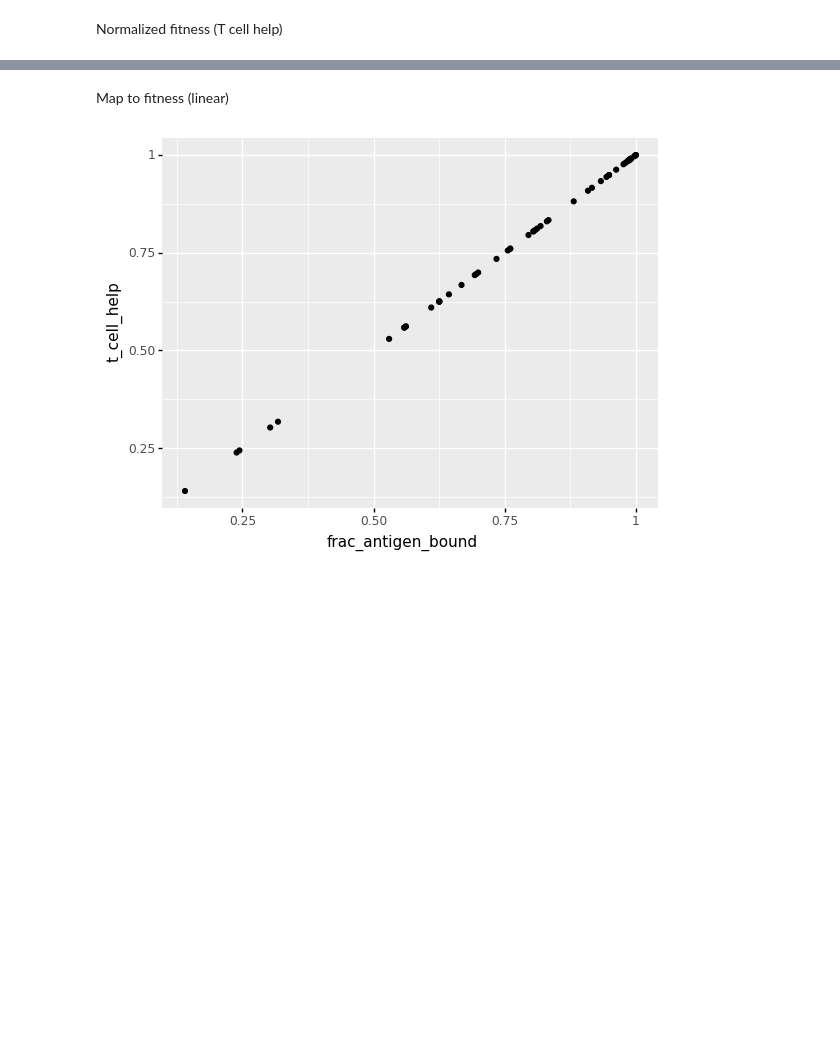
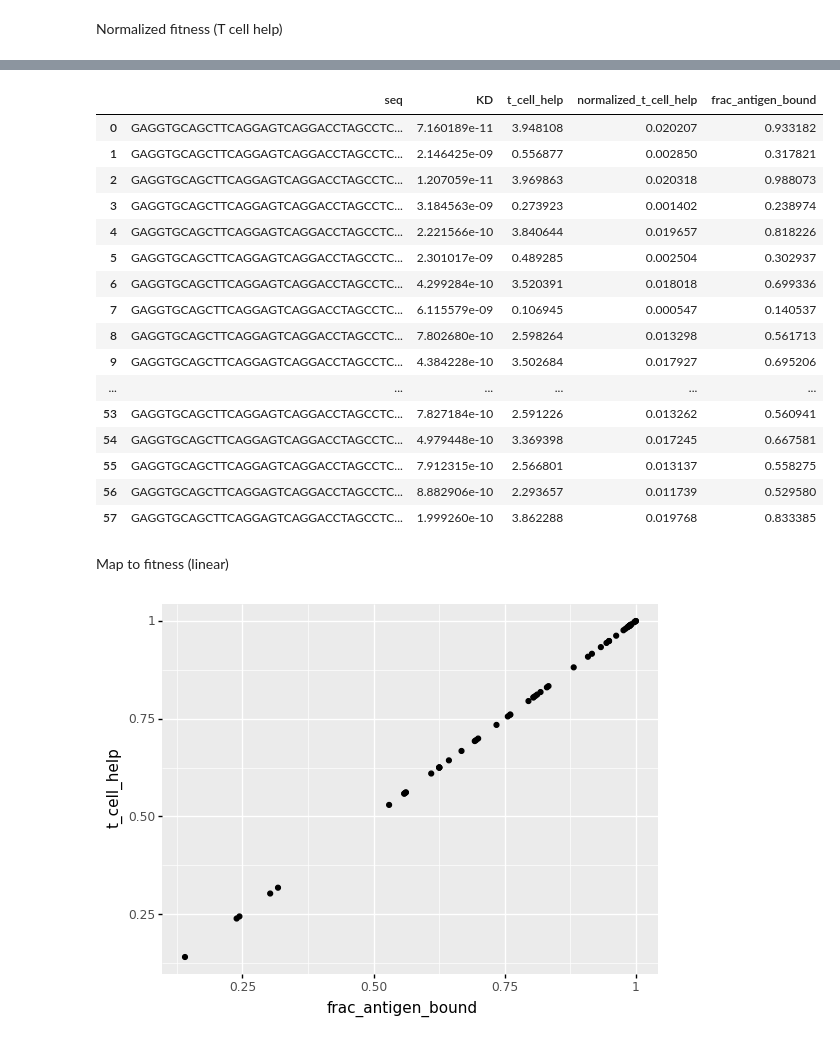
Before and after one commit to matsengrp/gcdyn, a Jupyter notebook: notebooks/test_seq_to_fitness.ipynb, the cells around one changed output, grey strips where cells are left out. Saved outputs shown, nothing was run; the diff lists cells and outputs as text; code cells hidden in the pictures; blank space fills up the shorter version.

```diff
--- a/notebooks/test_seq_to_fitness.ipynb
+++ b/notebooks/test_seq_to_fitness.ipynb
@@ -91,3 +91,23 @@ Normalized fitness (T cell help)
+# %%
+fitness_df
+# %% [output]
+|  | seq | KD | t_cell_help | normalized_t_cell_help | frac_antigen_bound |
+| 0 | GAGGTGCAGCTTCAGGAGTCAGGACCTAGCCTC... | 7.160189e-11 | 3.948108 | 0.020207 | 0.933182 |
+| 1 | GAGGTGCAGCTTCAGGAGTCAGGACCTAGCCTC... | 2.146425e-09 | 0.556877 | 0.002850 | 0.317821 |
+| 2 | GAGGTGCAGCTTCAGGAGTCAGGACCTAGCCTC... | 1.207059e-11 | 3.969863 | 0.020318 | 0.988073 |
+| 3 | GAGGTGCAGCTTCAGGAGTCAGGACCTAGCCTC... | 3.184563e-09 | 0.273923 | 0.001402 | 0.238974 |
+| 4 | GAGGTGCAGCTTCAGGAGTCAGGACCTAGCCTC... | 2.221566e-10 | 3.840644 | 0.019657 | 0.818226 |
+| 5 | GAGGTGCAGCTTCAGGAGTCAGGACCTAGCCTC... | 2.301017e-09 | 0.489285 | 0.002504 | 0.302937 |
+| 6 | GAGGTGCAGCTTCAGGAGTCAGGACCTAGCCTC... | 4.299284e-10 | 3.520391 | 0.018018 | 0.699336 |
+| 7 | GAGGTGCAGCTTCAGGAGTCAGGACCTAGCCTC... | 6.115579e-09 | 0.106945 | 0.000547 | 0.140537 |
+| 8 | GAGGTGCAGCTTCAGGAGTCAGGACCTAGCCTC... | 7.802680e-10 | 2.598264 | 0.013298 | 0.561713 |
+| 9 | GAGGTGCAGCTTCAGGAGTCAGGACCTAGCCTC... | 4.384228e-10 | 3.502684 | 0.017927 | 0.695206 |
+| ... | ... | ... | ... | ... | ... |
+| 53 | GAGGTGCAGCTTCAGGAGTCAGGACCTAGCCTC... | 7.827184e-10 | 2.591226 | 0.013262 | 0.560941 |
+| 54 | GAGGTGCAGCTTCAGGAGTCAGGACCTAGCCTC... | 4.979448e-10 | 3.369398 | 0.017245 | 0.667581 |
+| 55 | GAGGTGCAGCTTCAGGAGTCAGGACCTAGCCTC... | 7.912315e-10 | 2.566801 | 0.013137 | 0.558275 |
+| 56 | GAGGTGCAGCTTCAGGAGTCAGGACCTAGCCTC... | 8.882906e-10 | 2.293657 | 0.011739 | 0.529580 |
+| 57 | GAGGTGCAGCTTCAGGAGTCAGGACCTAGCCTC... | 1.999260e-10 | 3.862288 | 0.019768 | 0.833385 |
 # %% [markdown]
 Map to fitness (linear)
 # %%
```
Also changed, not shown: parts of 6 cells of this notebook, 3 other files.
